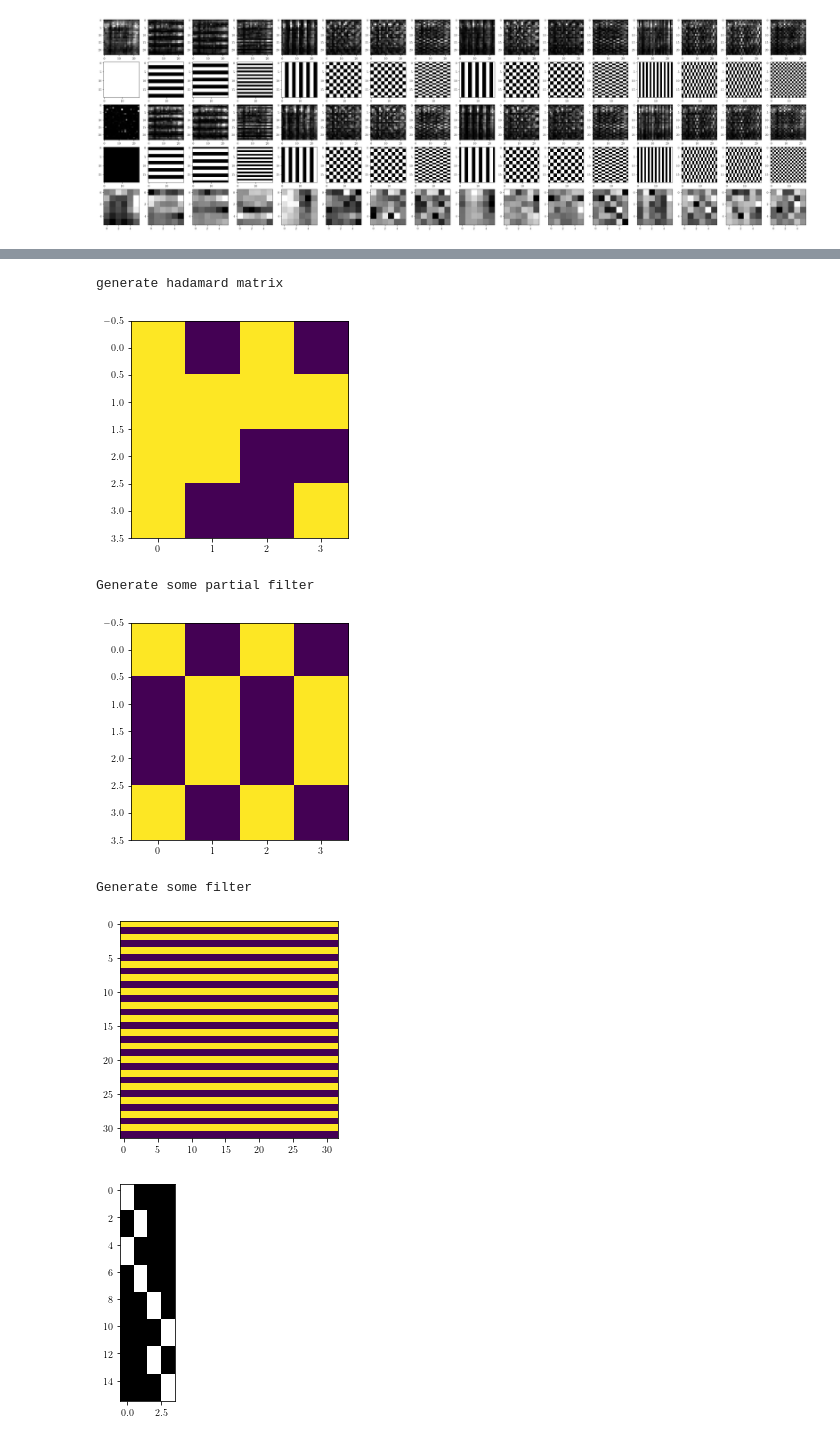
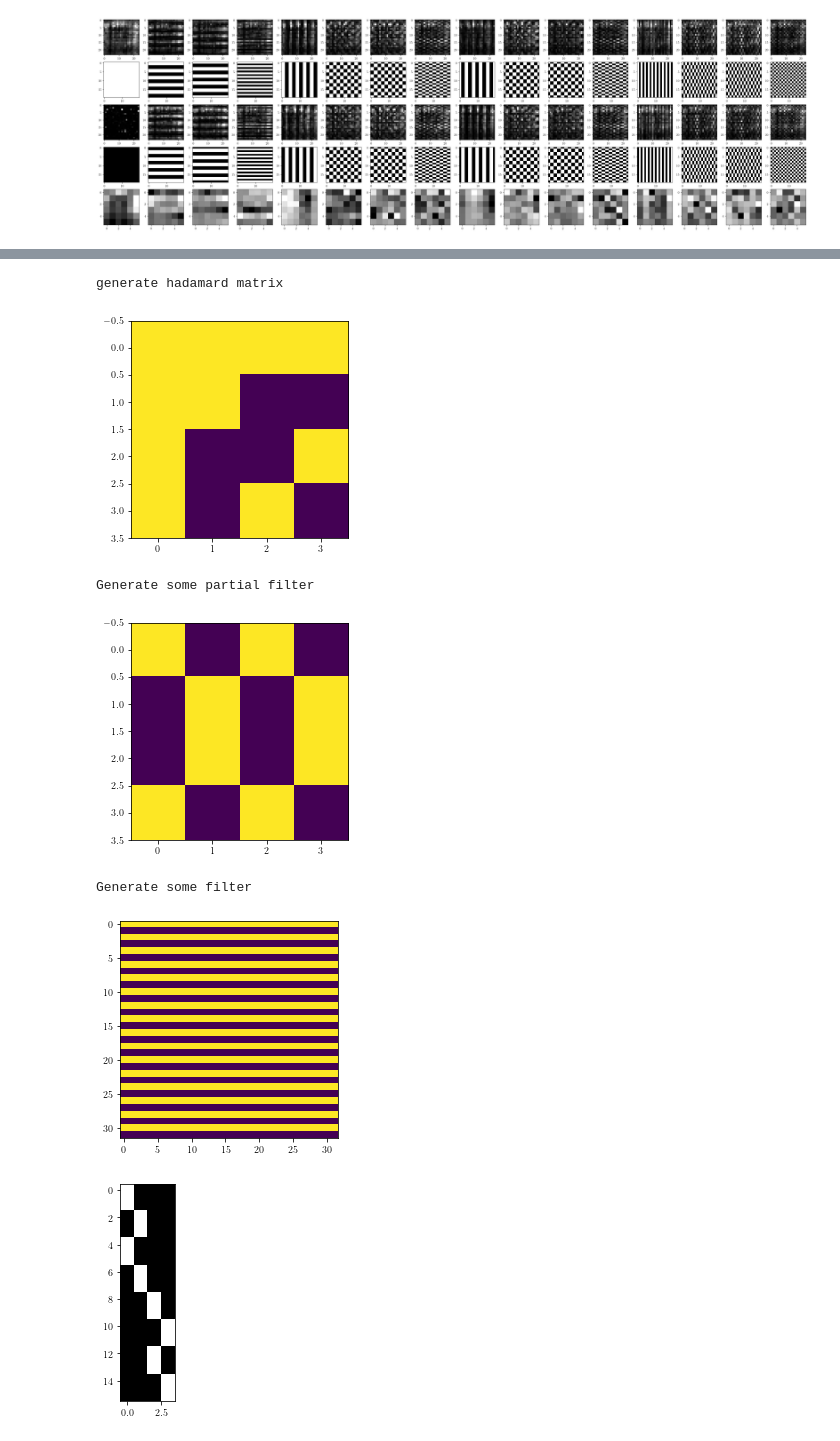
Before and after one commit to rstanuwijaya/jensen-lab-analysis, a Jupyter notebook: notebooks/newgdi.ipynb, the cells around one changed output, grey strips where cells are left out. Cells and saved outputs as stored; diff of their text form; code cells hidden in the pictures.

```diff
--- a/notebooks/newgdi.ipynb
+++ b/notebooks/newgdi.ipynb
@@ -229,32 +227,31 @@ Reconstructed Image
 [figure]
 # %%
 sim = GhostSimulator(path, slm_res, (24, 24), (4, 4),  64*64*0.1)
-h = sim.generate_hadamard((1,0))
-
 
 print("generate hadamard matrix")
+h = sim.generate_hadamard()
 plt.imshow(h)
 plt.show()
 
 print("Generate some partial filter")
-hp = sim.generate_partial_filter(14, (0,0))
+hp = sim.generate_partial_filter(14)
 plt.imshow(hp)
 plt.show()
 
 print("Generate some filter")
-s = sim.generate_filter(3, (0,0))
+s = sim.generate_filter(3)
 plt.imshow(s)
 plt.show()
 
 for i in range(16):
-    s = sim.generate_filter(i, (0,0))
+    s = sim.generate_filter(i)
     s_plus = s == 1
     s_minus = s == -1
     np.savetxt(f"../data/filter/filter_{i}+.txt", s_plus, fmt='%i')
     np.savetxt(f"../data/filter/filter_{i}-.txt", s_minus, fmt='%i')
 # %% [output]
 generate hadamard matrix
-[figure, old version]
+[figure, new version]
 Generate some partial filter
 [figure]
 Generate some filter
```
Also changed, not shown: parts of 4 cells of this notebook, 36 other files.
